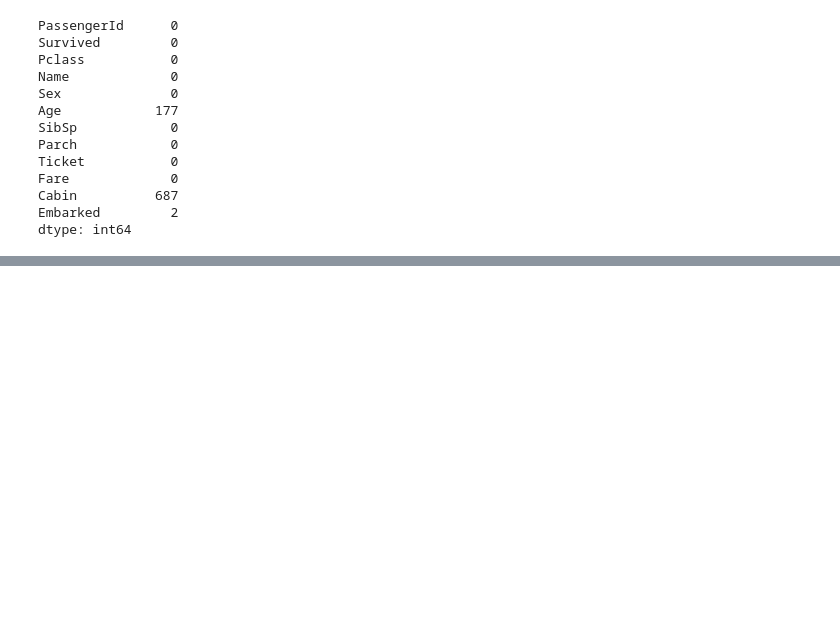
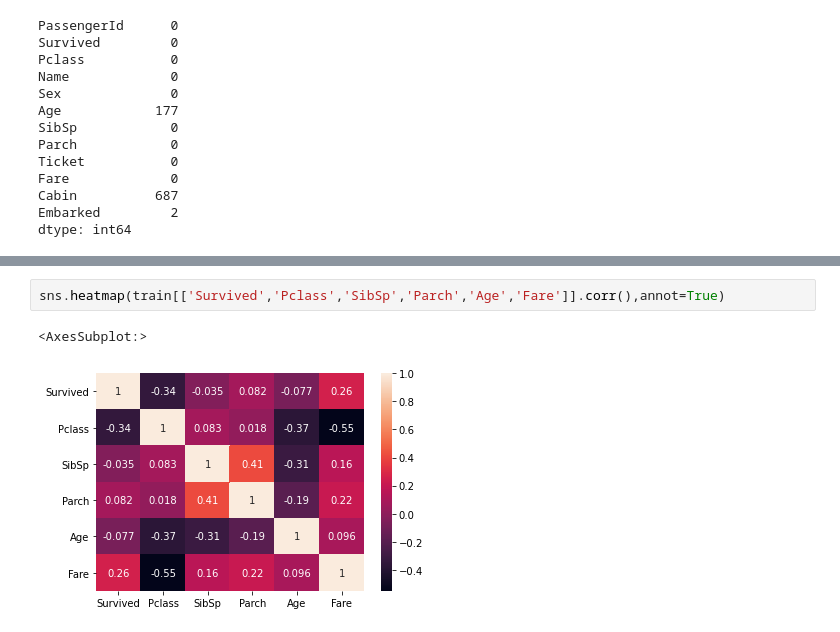
Before and after one commit to kes76963/baekjoon, a Jupyter notebook: kaggle/titanic.ipynb, the cells around one changed output, grey strips where cells are left out. Saved outputs shown, nothing was run; the diff lists cells and outputs as text; blank space fills up the shorter version.

```diff
--- a/kaggle/titanic.ipynb
+++ b/kaggle/titanic.ipynb
@@ -70,0 +70,5 @@ sns.countplot(y='Age',data=train)
+# %%
+sns.heatmap(train[['Survived','Pclass','SibSp','Parch','Age','Fare']].corr(),annot=True)
+# %% [output]
+<AxesSubplot:>
+[figure, added]
```
Also changed, not shown: parts of 25 cells of this notebook, 2 other files.
